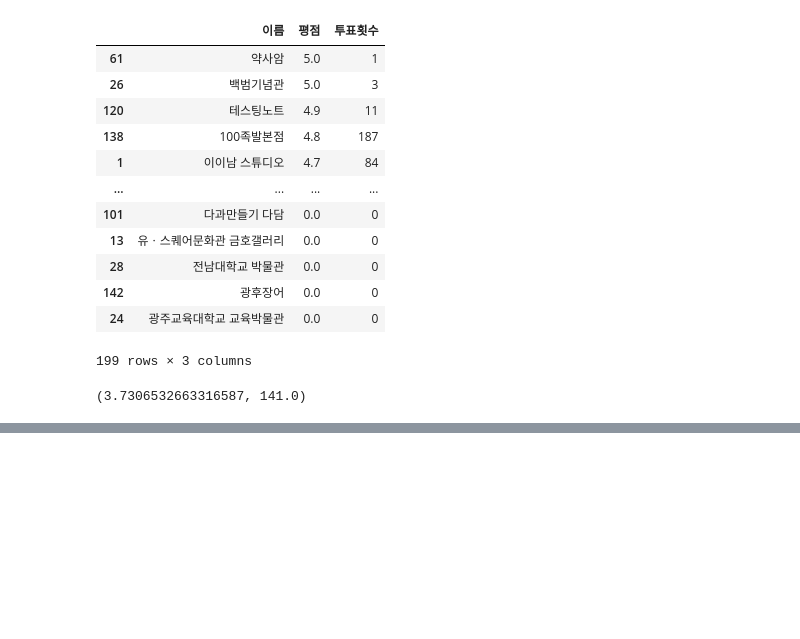
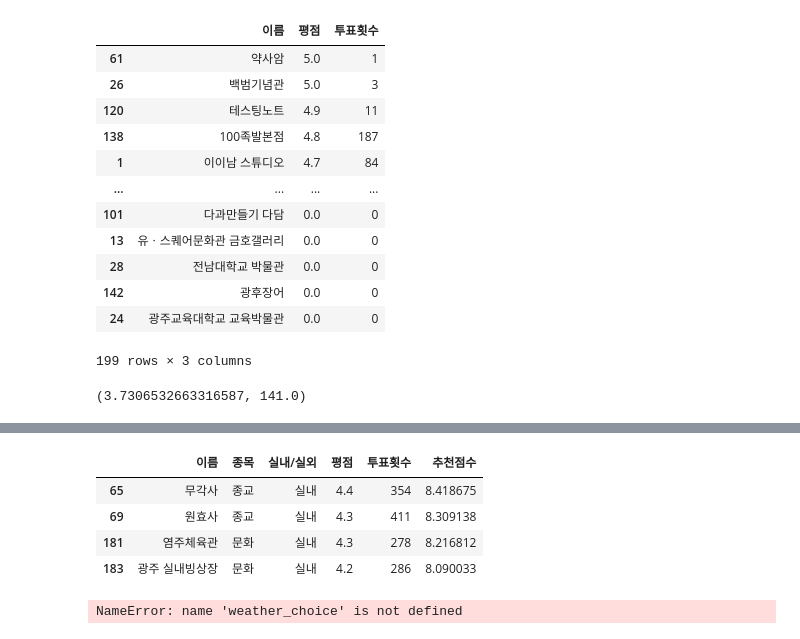
Before and after one commit to oocheol/Health_Find, a Jupyter notebook: Model.ipynb, the cells around one changed output, grey strips where cells are left out. Saved outputs shown, nothing was run; the diff lists cells and outputs as text; code cells hidden in the pictures; blank space fills up the shorter version.

```diff
--- a/Model.ipynb
+++ b/Model.ipynb
@@ -257,3 +295,20 @@ sim_exp[['이름', '종목', '실내/실외', '평점', '투표횟수', '추천
+# %%
+test[test['실내/실외'] == "실내"]
+# %% [output]
+|  | 이름 | 종목 | 실내/실외 | 평점 | 투표횟수 | 추천점수 |
+| 65 | 무각사 | 종교 | 실내 | 4.4 | 354 | 8.418675 |
+| 69 | 원효사 | 종교 | 실내 | 4.3 | 411 | 8.309138 |
+| 181 | 염주체육관 | 문화 | 실내 | 4.3 | 278 | 8.216812 |
+| 183 | 광주 실내빙상장 | 문화 | 실내 | 4.2 | 286 | 8.090033 |
+# %%
+# 날씨로 실내/실외 필터링
+
+if weather_choice(a, b, c) == "실내":
+    print(test[test['실내/실외'] == "실내"])
+else :
+    print(test)
+# %% [output]
+NameError: name 'weather_choice' is not defined
 # %%
 # # 새롭게 정의된 평점 기준에 따라 기존 find_sim_experience 함수를 변경
 # def find_sim_experience(df_test, sorted_ind, title_name, top_n=5):
```
Also changed, not shown: parts of 13 cells of this notebook, 1 other file.
